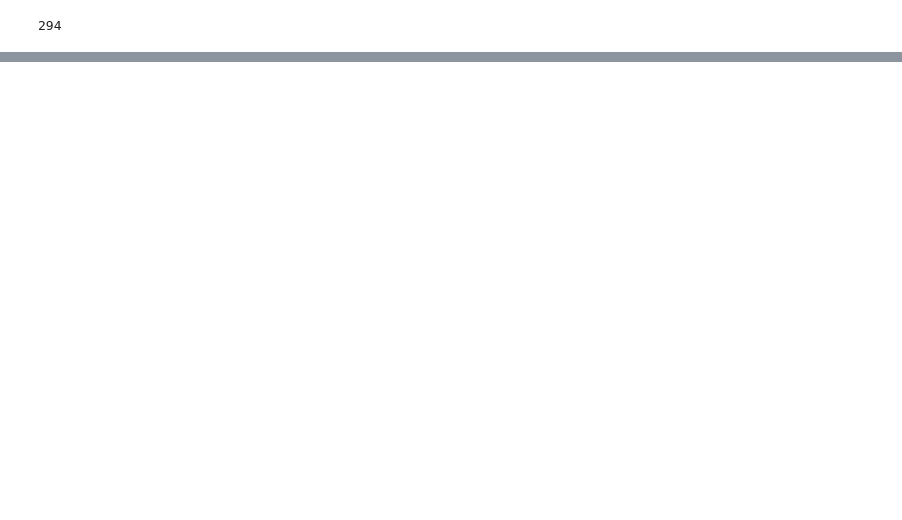
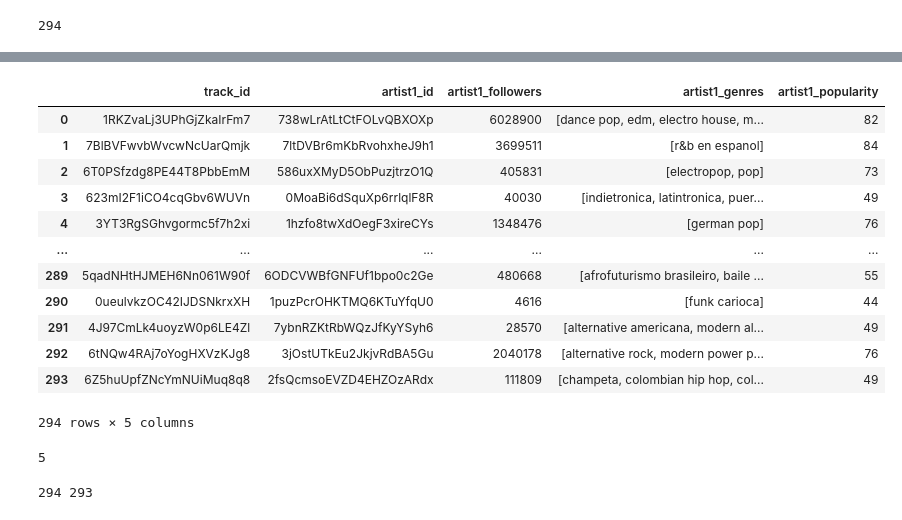
Before and after one commit to ryanwonghc/FIFA-Song-Analysis, a Jupyter notebook: Notebooks/1. Data Scraping - Spotipy.ipynb, the cells around one changed output, grey strips where cells are left out. Saved outputs shown, nothing was run; the diff lists cells and outputs as text; code cells hidden in the pictures; blank space fills up the shorter version.

```diff
--- a/Notebooks/1. Data Scraping - Spotipy.ipynb
+++ b/Notebooks/1. Data Scraping - Spotipy.ipynb
@@ -280,0 +284,4 @@ mode = []
+# %%
+# Join dataframes on audio feature track id
+for key, value in dict_of_playlists.items():
+    dict_of_playlists[key] = value.merge(df_audio_features, left_on='track_id', right_on='audio_feature_track_id')
@@ -280,0 +300,4 @@ mode = []
+# %%
+artist1_ids = list(np.concatenate(artist1_ids).flat)
+artist2_ids = list(np.concatenate(artist2_ids).flat)
+artist3_ids = list(np.concatenate(artist3_ids).flat)
@@ -280,0 +311,11 @@ mode = []
+# %%
+# Artist features of interest
+artist1_followers = []
+artist1_genres = []
+artist1_popularity = []
+artist2_followers = []
+artist2_genres = []
+artist2_popularity = []
+artist3_followers = []
+artist3_genres = []
+artist3_popularity = []
@@ -280,0 +356,39 @@ mode = []
+# %%
+# Combine lists into dataframe
+artist1_dict = {
+    'track_id': audio_feature_track_id,'artist1_id': artist1_ids, 'artist1_followers': artist1_followers,
+    'artist1_genres': artist1_genres, 'artist1_popularity': artist1_popularity
+}
+df_artist1 = pd.DataFrame(artist1_dict)
+
+artist2_dict = {
+    'artist2_id': artist2_ids, 'artist2_followers': artist2_followers,
+    'artist2_genres': artist2_genres, 'artist2_popularity': artist2_popularity
+}
+df_artist2 = pd.DataFrame(artist2_dict)
+
+artist3_dict = {
+    'artist3_id': artist3_ids, 'artist3_followers': artist3_followers,
+    'artist3_genres': artist3_genres, 'artist3_popularity': artist3_popularity
+}
+df_artist3 = pd.DataFrame(artist3_dict)
+# %%
+df_artist1
+# %% [output]
+|  | track_id | artist1_id | artist1_followers | artist1_genres | artist1_popularity |
+| 0 | 1RKZvaLj3UPhGjZkaIrFm7 | 738wLrAtLtCtFOLvQBXOXp | 6028900 | [dance pop, edm, electro house, m... | 82 |
+| 1 | 7BlBVFwvbWvcwNcUarQmjk | 7ltDVBr6mKbRvohxheJ9h1 | 3699511 | [r&b en espanol] | 84 |
+| 2 | 6T0PSfzdg8PE44T8PbbEmM | 586uxXMyD5ObPuzjtrzO1Q | 405831 | [electropop, pop] | 73 |
+| 3 | 623mI2F1iCO4cqGbv6WUVn | 0MoaBi6dSquXp6rrlqlF8R | 40030 | [indietronica, latintronica, puer... | 49 |
+| 4 | 3YT3RgSGhvgormc5f7h2xi | 1hzfo8twXdOegF3xireCYs | 1348476 | [german pop] | 76 |
+| ... | ... | ... | ... | ... | ... |
+| 289 | 5qadNHtHJMEH6Nn061W90f | 6ODCVWBfGNFUf1bpo0c2Ge | 480668 | [afrofuturismo brasileiro, baile ... | 55 |
+| 290 | 0ueulvkzOC42IJDSNkrxXH | 1puzPcrOHKTMQ6KTuYfqU0 | 4616 | [funk carioca] | 44 |
+| 291 | 4J97CmLk4uoyzW0p6LE4Zl | 7ybnRZKtRbWQzJfKyYSyh6 | 28570 | [alternative americana, modern al... | 49 |
+| 292 | 6tNQw4RAj7oYogHXVzKJg8 | 3jOstUTkEu2JkjvRdBA5Gu | 2040178 | [alternative rock, modern power p... | 76 |
+| 293 | 6Z5huUpfZNcYmNUiMuq8q8 | 2fsQcmsoEVZD4EHZOzARdx | 111809 | [champeta, colombian hip hop, col... | 49 |
+294 rows × 5 columns
+# %%
+len(set(artist3_ids))
+# %% [output]
+5
@@ -282,0 +412,4 @@ mode = []
+# %%
+print(len(album_ids), len(set(album_ids)))
+# %% [output]
+294 293
```
Also changed, not shown: parts of 36 cells of this notebook, 9 other files.
